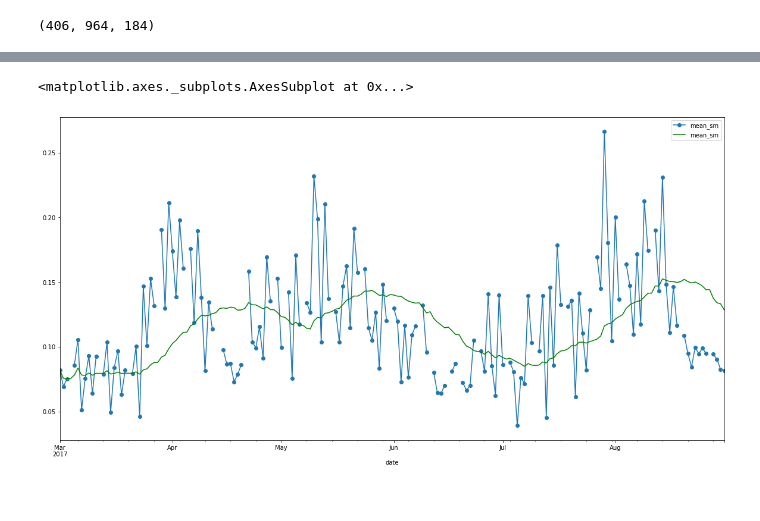
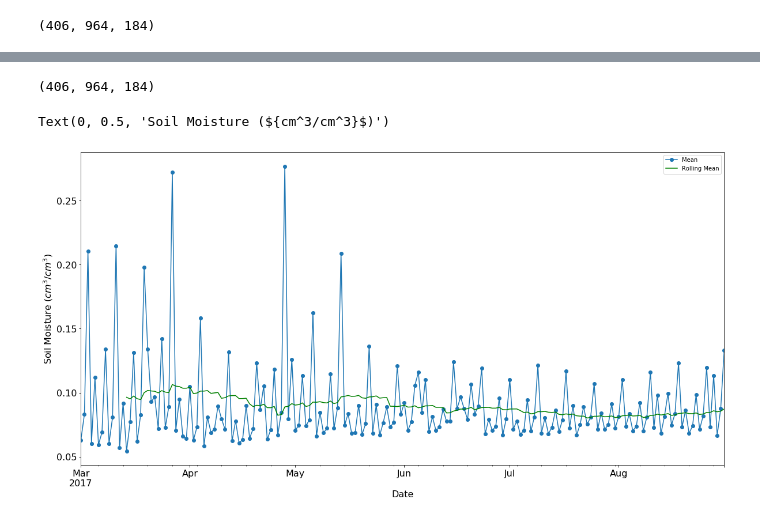
Before and after one commit to bmcandr/smap-data-vis, a Jupyter notebook: notebooks/smap-data-vis-h5py.ipynb, the cells around one changed output, grey strips where cells are left out. Drawn from its saved outputs; the diff is of its cells as text; code cells hidden in the pictures.

```diff
--- a/notebooks/smap-data-vis-h5py.ipynb
+++ b/notebooks/smap-data-vis-h5py.ipynb
@@ -264,8 +263,8 @@ def stack_datasets(data_paths: list, target_dataset: str, target_subdataset: str
     # return the data, metadata, and add'l metadata
     return data_3d, attrs
 # %%
-def calc_mean(data_stack: np.ndarray):
-    return np.nanmean(data_stack, axis=2)
+def calc_mean(data_stack: np.ndarray, axis: int=2):
+    return np.nanmean(data_stack, axis=axis)
 # %%
 def plot_mean(data_paths: list=DATA_PATHS, dataset: str='AM', subdataset: str=SM_DATASET_NAME,
              extent: list=None):
@@ -292,0 +289,2 @@ plot_mean()
+# %%
+test_mean = calc_mean(test_stack)
@@ -293,23 +422,26 @@ plot_mean()
 # %%
-n_lat = 41
-w_lon = -110
-s_lat = 37
-e_lon = -102
+n_lat = 38.5
+w_lon = -6
+s_lat = 25.5
+e_lon = 6
 
 subset_coords = [w_lon, e_lon, n_lat, s_lat]
 
 subset = (EASE_LATS < n_lat) & (EASE_LATS > s_lat) & (EASE_LONS > w_lon) & (EASE_LONS < e_lon)
 
 sm_time = np.empty([len(DATA_PATHS)])
+anomaly_time = np.empty([EASE_SHAPE[0], EASE_SHAPE[1], len(DATA_PATHS)])
 
 for i in np.arange(0, test_stack.shape[2]):
     sm_2d = test_stack[:, :, i]
-    sm_time[i] = np.nanmean(sm_2d[subset])
+    sm_2d_subset = sm_2d[subset]
+    sm_time[i] = np.nanmean(sm_2d_subset)
+    anomaly_time[:,:,i] = sm_2d - test_mean
 
 mean_df = pd.DataFrame({'mean_sm': sm_time})
 mean_df['date'] = [attrs['date'] for attrs in test_stack_attrs]
 
 mean_df.set_index('date', inplace=True)
 
-mean_plot = plot_mean(extent=[w_lon+1, e_lon-1, n_lat+1, s_lat-1])
-mean_plot.add_feature(cartopy.feature.STATES)
+# mean_plot = plot_mean(extent=[w_lon+1, e_lon-1, n_lat+1, s_lat-1])
+# mean_plot.add_feature(cartopy.feature.STATES)
@@ -319,10 +448,25 @@ mean_plot.add_feature(cartopy.feature.STATES)
+# %%
+anomaly_time.shape
+# %% [output]
+(406, 964, 184)
 # %%
 fig, ax = plt.subplots(figsize=(20, 10))
 
+mean_df.columns = ['Mean']
 mean_df.plot(marker='o', ax=ax)
 
-weekly_mean = mean_df.rolling(window='30d', axis=0).mean()
-weekly_mean.plot(color='green', ax=ax)
+roll_window = '30D'
+min_periods = 14
+
+rolling_mean = mean_df.rolling(window=roll_window, min_periods=min_periods, axis=0).mean()
+rolling_mean.columns = ['Rolling Mean']
+rolling_mean.plot(color='green', ax=ax)
+
+labelsize = 16
+ax.tick_params(axis = 'both', which = 'major', labelsize = labelsize)
+
+ax.set_xlabel('Date', fontsize=labelsize)
+ax.set_ylabel('Soil Moisture (${cm^3/cm^3}$)', fontsize=labelsize)
 # %% [output]
-<matplotlib.axes._subplots.AxesSubplot at 0x...>
+Text(0, 0.5, 'Soil Moisture (${cm^3/cm^3}$)')
-[figure, old version]
+[figure, new version]
```
Also changed, not shown: parts of 16 cells of this notebook.
